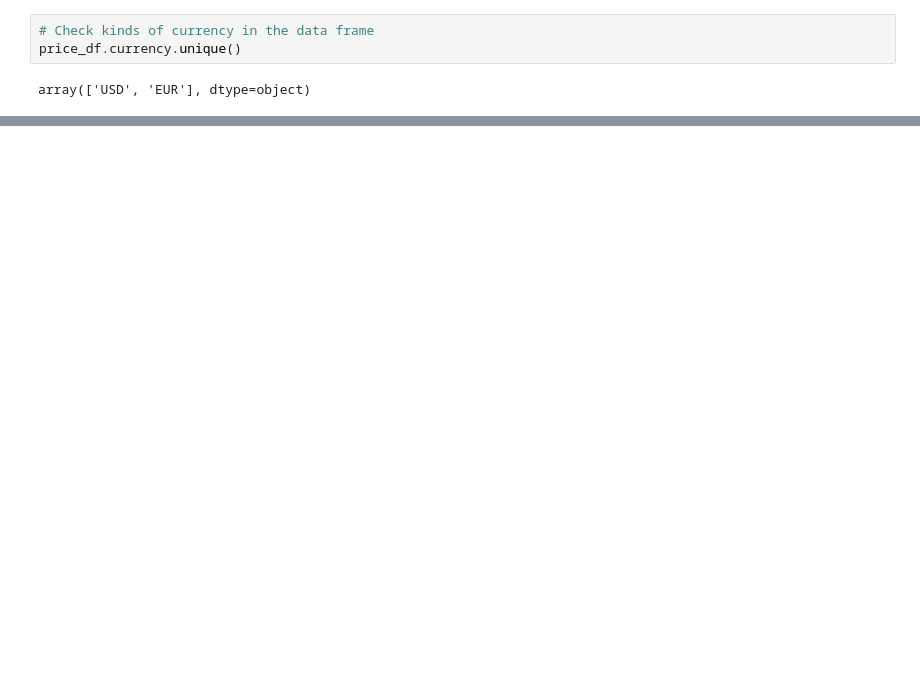
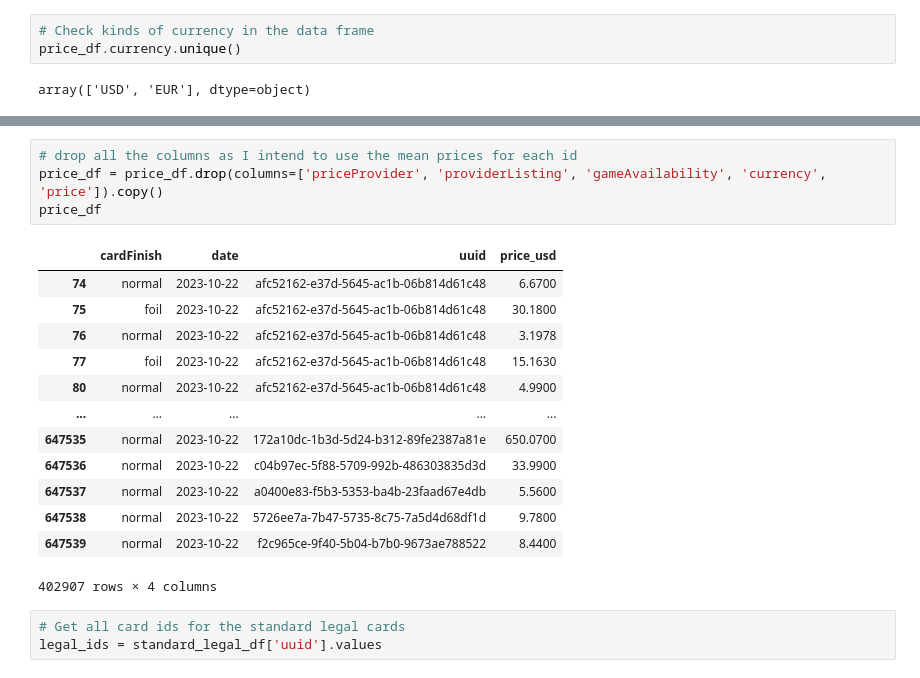
Before and after one commit to LouisHH0203/pet_projects, a Jupyter notebook: mtg_analysis.ipynb, the cells around one changed output, grey strips where cells are left out. Drawn from its saved outputs; the diff is of its cells as text; blank space fills up the shorter version.

```diff
--- a/mtg_analysis.ipynb
+++ b/mtg_analysis.ipynb
@@ -382,0 +437,21 @@ Username for 'https://github.com': ^C
+# %%
+# drop all the columns as I intend to use the mean prices for each id
+price_df = price_df.drop(columns=['priceProvider', 'providerListing', 'gameAvailability', 'currency', 'price']).copy()
+price_df
+# %% [output]
+|  | cardFinish | date | uuid | price_usd |
+| 74 | normal | 2023-10-22 | afc52162-e37d-5645-ac1b-06b814d61c48 | 6.6700 |
+| 75 | foil | 2023-10-22 | afc52162-e37d-5645-ac1b-06b814d61c48 | 30.1800 |
+| 76 | normal | 2023-10-22 | afc52162-e37d-5645-ac1b-06b814d61c48 | 3.1978 |
+| 77 | foil | 2023-10-22 | afc52162-e37d-5645-ac1b-06b814d61c48 | 15.1630 |
+| 80 | normal | 2023-10-22 | afc52162-e37d-5645-ac1b-06b814d61c48 | 4.9900 |
+| ... | ... | ... | ... | ... |
+| 647535 | normal | 2023-10-22 | 172a10dc-1b3d-5d24-b312-89fe2387a81e | 650.0700 |
+| 647536 | normal | 2023-10-22 | c04b97ec-5f88-5709-992b-486303835d3d | 33.9900 |
+| 647537 | normal | 2023-10-22 | a0400e83-f5b3-5353-ba4b-23faad67e4db | 5.5600 |
+| 647538 | normal | 2023-10-22 | 5726ee7a-7b47-5735-8c75-7a5d4d68df1d | 9.7800 |
+| 647539 | normal | 2023-10-22 | f2c965ce-9f40-5b04-b7b0-9673ae788522 | 8.4400 |
+402907 rows × 4 columns
+# %%
+# Get all card ids for the standard legal cards
+legal_ids = standard_legal_df['uuid'].values
```
Also changed, not shown: parts of 22 cells of this notebook.
